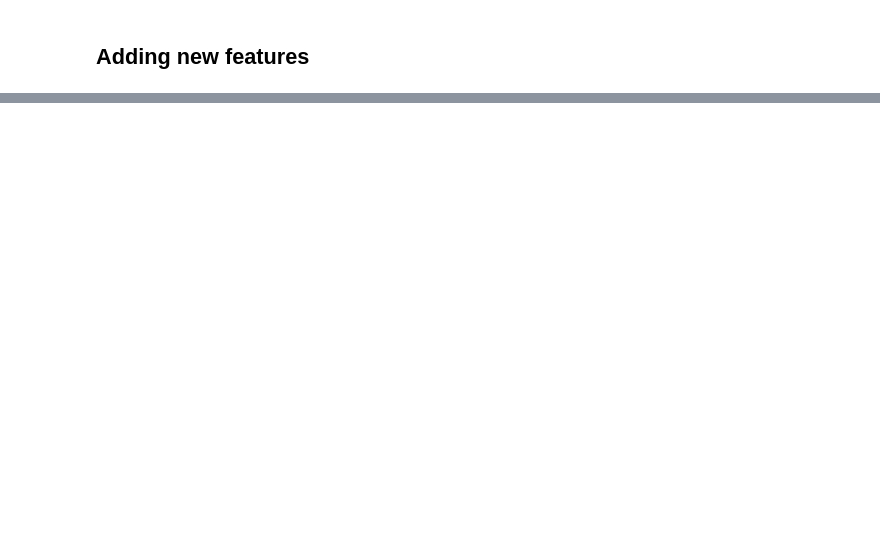
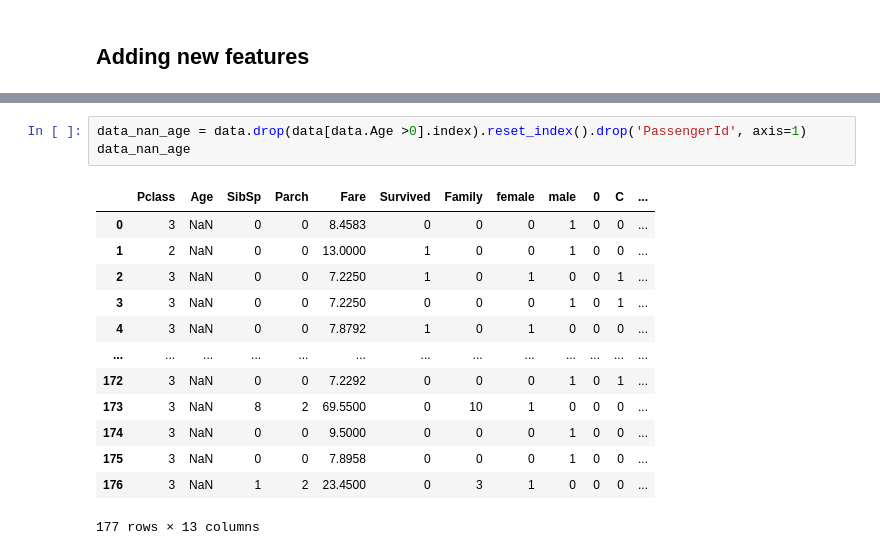
Before and after one commit to ChingisBadmaev/Data-science, a Jupyter notebook: Titanic/Titanic.ipynb, the cells around one changed output, grey strips where cells are left out. Drawn from its saved outputs; the diff is of its cells as text; blank space fills up the shorter version.

```diff
--- a/Titanic/Titanic.ipynb
+++ b/Titanic/Titanic.ipynb
@@ -216,0 +267,17 @@ data.head()
+# %%
+data_nan_age = data.drop(data[data.Age >0].index).reset_index().drop('PassengerId', axis=1)
+data_nan_age
+# %% [output]
+|  | Pclass | Age | SibSp | Parch | Fare | Survived | Family | female | male | 0 | C | ... |
+| 0 | 3 | NaN | 0 | 0 | 8.4583 | 0 | 0 | 0 | 1 | 0 | 0 | ... |
+| 1 | 2 | NaN | 0 | 0 | 13.0000 | 1 | 0 | 0 | 1 | 0 | 0 | ... |
+| 2 | 3 | NaN | 0 | 0 | 7.2250 | 1 | 0 | 1 | 0 | 0 | 1 | ... |
+| 3 | 3 | NaN | 0 | 0 | 7.2250 | 0 | 0 | 0 | 1 | 0 | 1 | ... |
+| 4 | 3 | NaN | 0 | 0 | 7.8792 | 1 | 0 | 1 | 0 | 0 | 0 | ... |
+| ... | ... | ... | ... | ... | ... | ... | ... | ... | ... | ... | ... | ... |
+| 172 | 3 | NaN | 0 | 0 | 7.2292 | 0 | 0 | 0 | 1 | 0 | 1 | ... |
+| 173 | 3 | NaN | 8 | 2 | 69.5500 | 0 | 10 | 1 | 0 | 0 | 0 | ... |
+| 174 | 3 | NaN | 0 | 0 | 9.5000 | 0 | 0 | 0 | 1 | 0 | 0 | ... |
+| 175 | 3 | NaN | 0 | 0 | 7.8958 | 0 | 0 | 0 | 1 | 0 | 0 | ... |
+| 176 | 3 | NaN | 1 | 2 | 23.4500 | 0 | 3 | 1 | 0 | 0 | 0 | ... |
+177 rows × 13 columns
```
Also changed, not shown: parts of 22 cells of this notebook.
